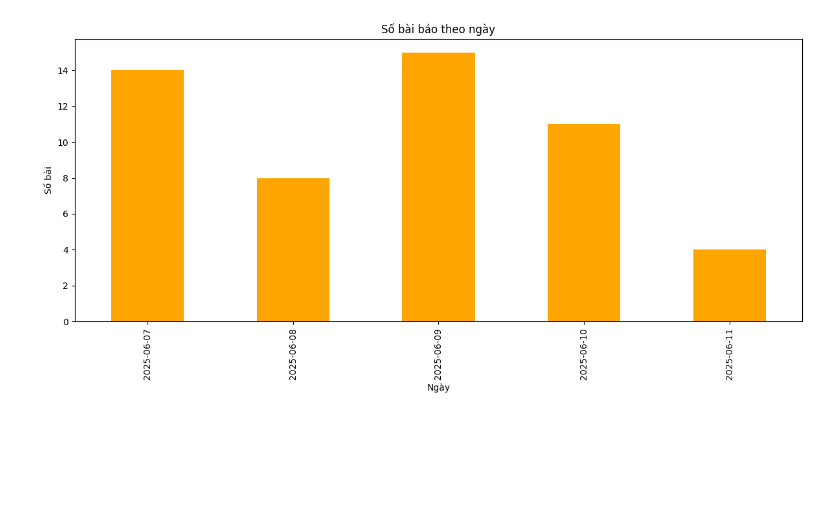
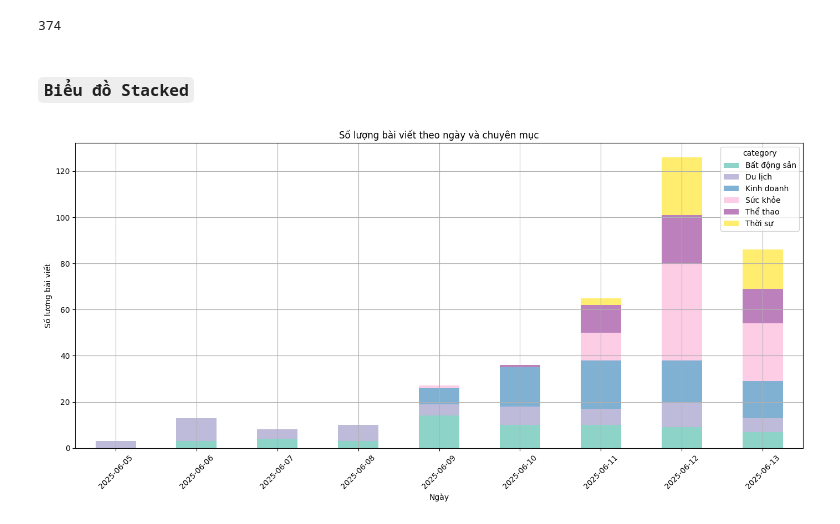
Before and after one commit to MyCrabs/News-Trend-Analysis-VN, a Jupyter notebook: analysis/text_analysis.ipynb, the cells around one changed output. Drawn from its saved outputs; the diff is of its cells as text; code cells hidden in the pictures; blank space fills up the shorter version.

```diff
--- a/analysis/text_analysis.ipynb
+++ b/analysis/text_analysis.ipynb
@@ -6,12 +6,10 @@ import matplotlib.pyplot as plt
 conn = sqlite3.connect("../data/vnexpress.db")
 df = pd.read_sql_query("SELECT * FROM article", conn)
 conn.close()
+# %%
+len(df)
+# %% [output]
+374
 # %%
 df["date"] = pd.to_datetime(df["time"]).dt.date
-df_by_date = df.groupby("date").size()
-df_by_date.plot(kind="bar", figsize=(12,6), title="Số bài báo theo ngày", color="orange")
-plt.xlabel("Ngày")
-plt.ylabel("Số bài")
-plt.tight_layout()
+#df["month"] = pd.to_datetime(df["time"]).dt.to_period("M")
-# %% [output]
-[figure, removed]
@@ -17,0 +21,14 @@ plt.tight_layout()
+# %% [markdown]
+### `Biểu đồ Stacked`
+# %%
+category_day = df.groupby(["date","category"]).size().unstack(fill_value=0)
+# Vẽ biểu đồ stacked
+category_day.plot(kind="bar", stacked=True, figsize=(14,7), colormap="Set3")
+plt.title("Số lượng bài viết theo ngày và chuyên mục")
+plt.xlabel("Ngày")
+plt.ylabel("Số lượng bài viết")
+plt.grid(True)
+plt.xticks(rotation=45)
+plt.tight_layout()
+# %% [output]
+[figure, added]
```
Also changed, not shown: parts of 3 cells of this notebook, 10 other files.
